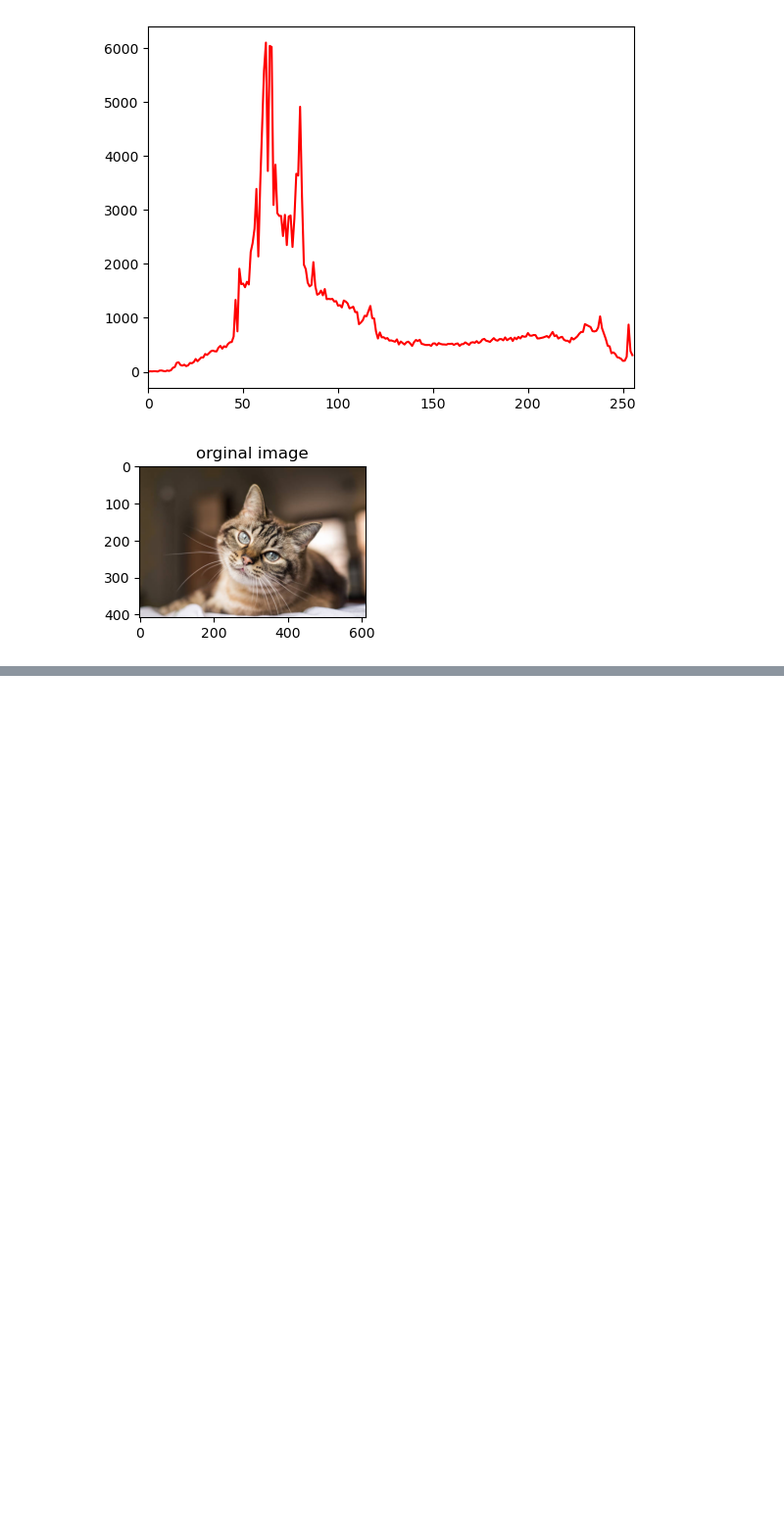
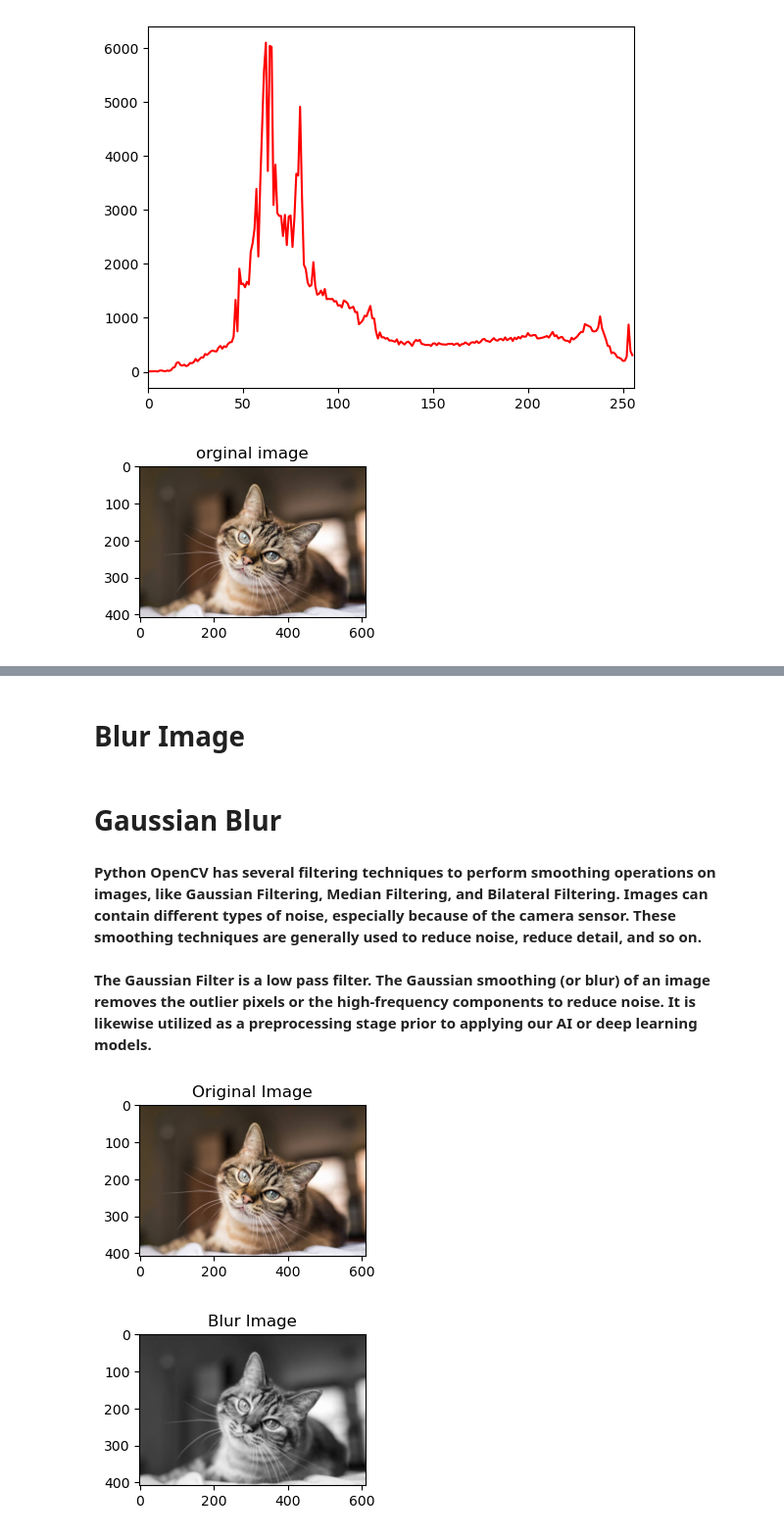
Before and after one commit to tazriahelal/Python-OpenCV, a Jupyter notebook: Python-OpenCV-Basic/opencvbasics-part2.ipynb, the cells around one changed output, grey strips where cells are left out. Shown at 98% size. Drawn from its saved outputs; the diff is of its cells as text; code cells hidden in the pictures; blank space fills up the shorter version.

```diff
--- a/Python-OpenCV-Basic/opencvbasics-part2.ipynb
+++ b/Python-OpenCV-Basic/opencvbasics-part2.ipynb
@@ -261,0 +281,17 @@ NameError: name 'imageVariable' is not defined
+# %% [markdown]
+# Blur Image
+# %% [markdown]
+# Gaussian Blur
+# %% [markdown]
+**Python OpenCV has several filtering techniques to perform smoothing operations on images, like Gaussian Filtering, Median Filtering, and Bilateral Filtering. Images can contain different types of noise, especially because of the camera sensor. These smoothing techniques are generally used to reduce noise, reduce detail, and so on.**
+# %% [markdown]
+**The Gaussian Filter is a low pass filter. The Gaussian smoothing (or blur) of an image removes the outlier pixels or the high-frequency components to reduce noise. It is likewise utilized as a preprocessing stage prior to applying our AI or deep learning models.**
+# %%
+imageData = cv2.imread("../input/cat-image/CatImage.jpg")
+grayImage = cv2.cvtColor(image, cv2.COLOR_BGR2GRAY)
+blurImage = cv2.GaussianBlur(grayImage, (5,5), 0)
+catImageShow("Original Image", image)
+catImageShow("Blur Image", blurImage)
+# %% [output]
+[figure, added]
+[figure, added]
```
Also changed, not shown: parts of 17 cells of this notebook.
